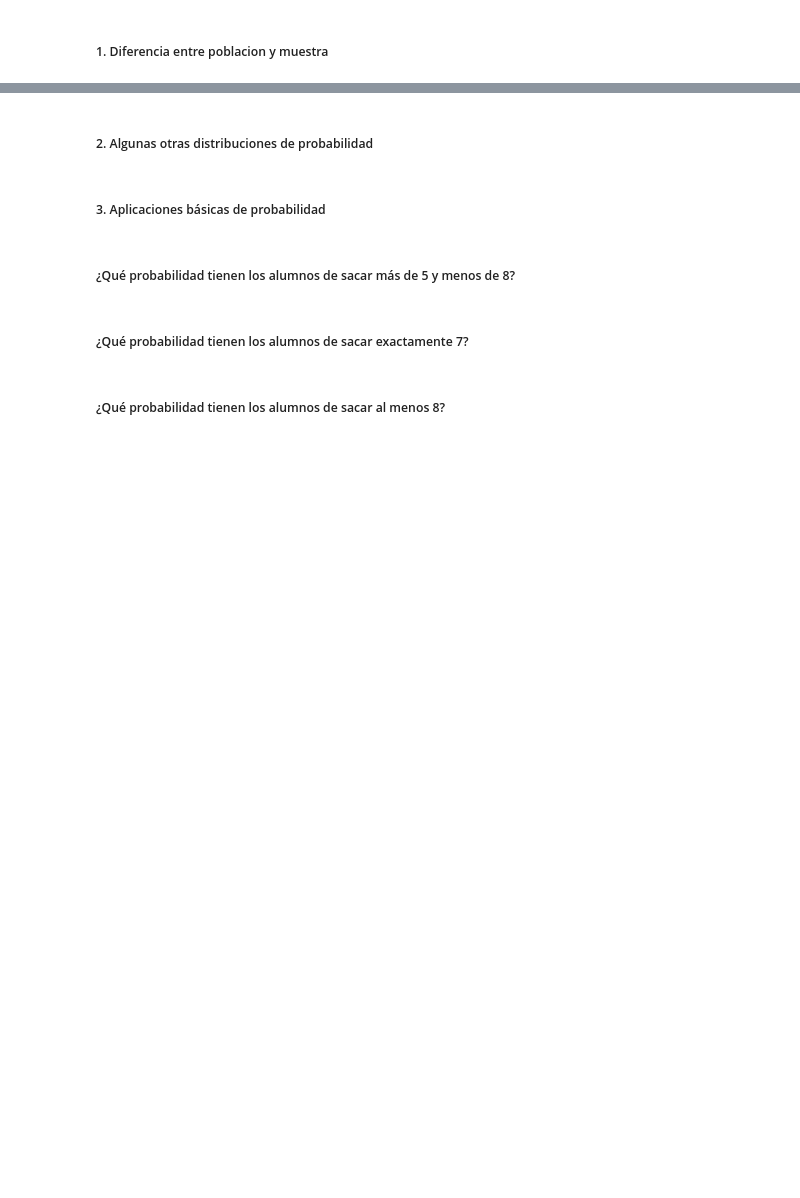
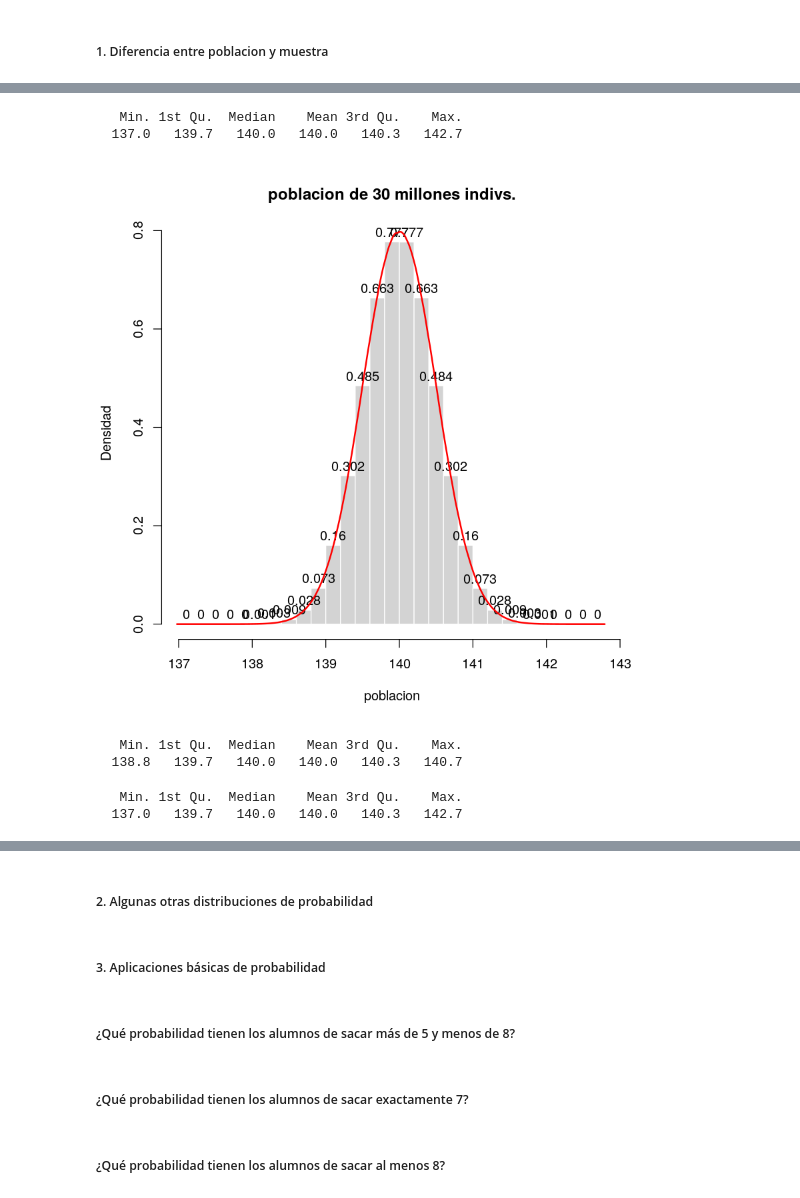
Before and after one commit to juanpedrovasquez/ApuntesSeminario1Doctorado, a Jupyter notebook: session_04_2018-12-01.ipynb, the cells around one changed output, grey strips where cells are left out. Drawn from its saved outputs; the diff is of its cells as text; code cells hidden in the pictures; blank space fills up the shorter version.

```diff
--- a/session_04_2018-12-01.ipynb
+++ b/session_04_2018-12-01.ipynb
@@ -16,0 +28,21 @@ options(repr.plot.width=ancho, repr.plot.height=round(ancho/1.618034))
+# %%
+poblacion <- rnorm(n = 3e7, mean = 140, sd = 0.5)
+summary(poblacion)
+hist(poblacion, labels = TRUE, probability = T,
+     main="poblacion de 30 millones indivs.",
+     ylab = "Densidad", border=F, col="lightgray")
+lines(density(poblacion),lwd=2,col="red")
+# %% [output]
+   Min. 1st Qu.  Median    Mean 3rd Qu.    Max.
+  137.0   139.7   140.0   140.0   140.3   142.7
+[figure, added]
+# %%
+#REVISE LA DIFERENCIA ENTRE LOS VALORES DE LA MUESTRA DE 30 INDIVS
+#Y LA POBLACION DE 30 MILLONES, ESE ES EL PODER DE LA ESTADÌSTICA
+summary(muestra)
+summary(poblacion)
+# %% [output]
+   Min. 1st Qu.  Median    Mean 3rd Qu.    Max.
+  138.8   139.7   140.0   140.0   140.3   140.7
+   Min. 1st Qu.  Median    Mean 3rd Qu.    Max.
+  137.0   139.7   140.0   140.0   140.3   142.7
```
Also changed, not shown: parts of 3 cells of this notebook.
